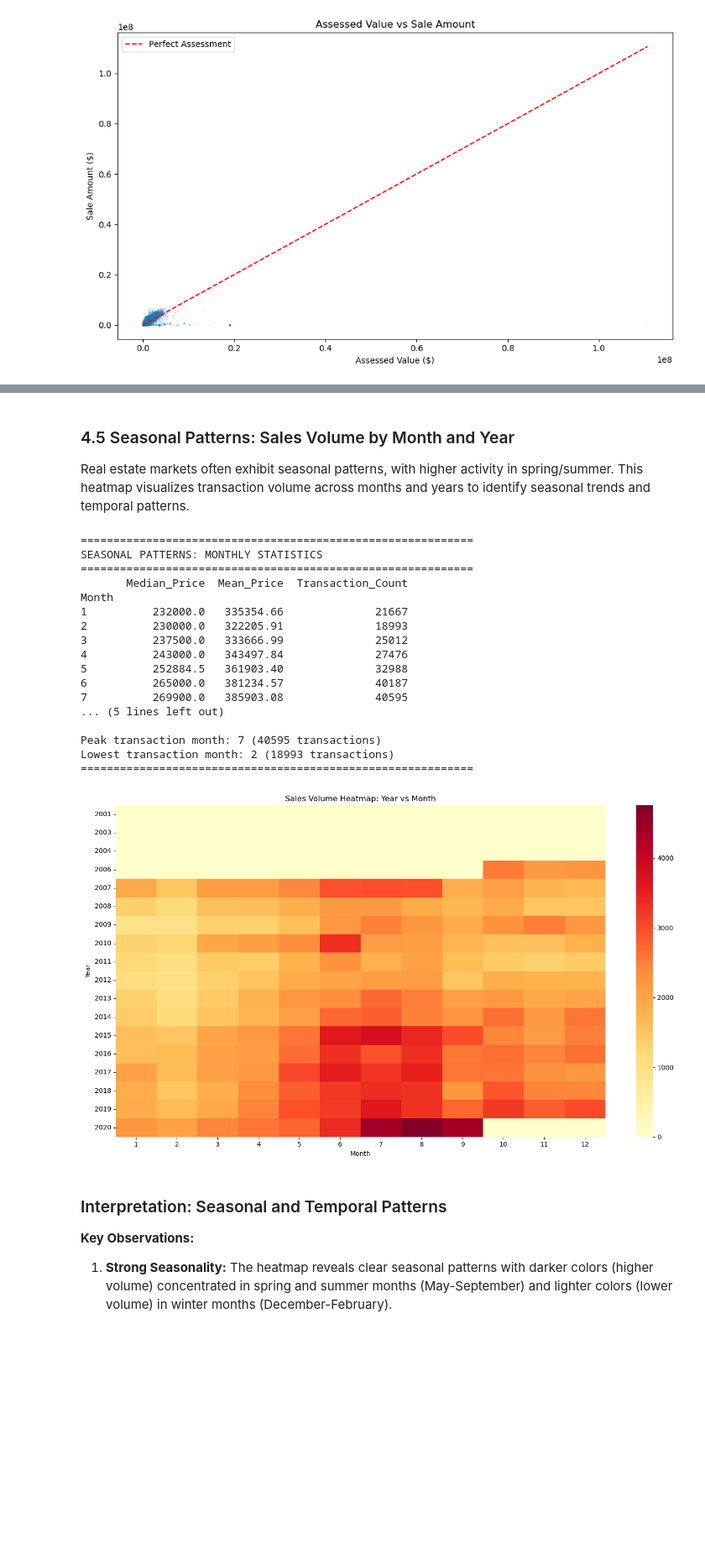
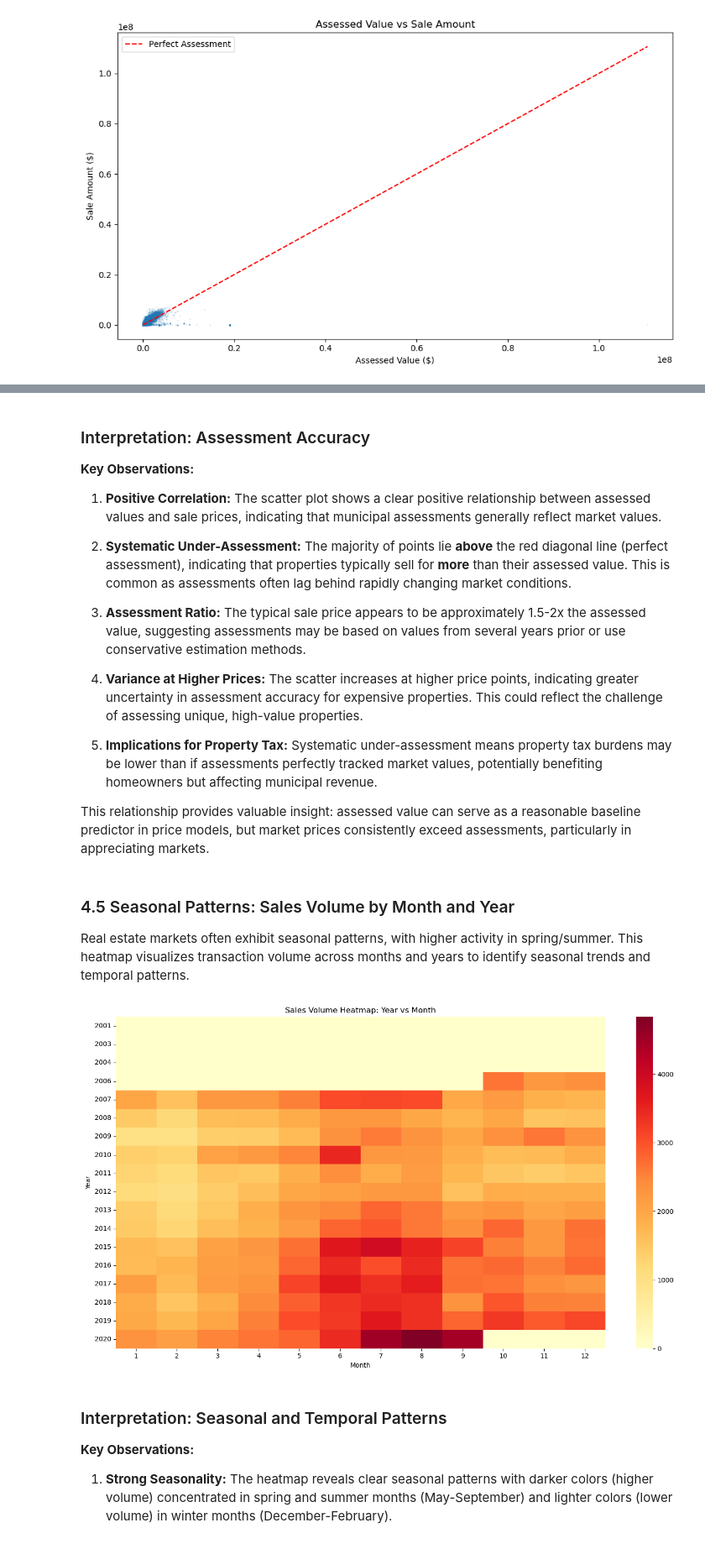
Before and after one commit to shotarooya/Udacity-Capstone1, a Jupyter notebook: data_workflow.ipynb, the cells around one changed output, grey strips where cells are left out. Shown at 84% size. Drawn from its saved outputs; the diff is of its cells as text; code cells hidden in the pictures; blank space fills up the shorter version.

Commit message:
Merge data-cleaning branch

```diff
--- a/data_workflow.ipynb
+++ b/data_workflow.ipynb
@@ -270,7 +551,7 @@ df_sf['iqr_upper_used'] = applicable_upper
 n_out = df_sf['town_year_iqr_outlier'].sum()
 print(f"Town-Year IQR outliers flagged: {n_out:,} ({n_out/len(df_sf):.2%})")
 
-df_sf_clean = df_sf[(~df_sf['town_year_iqr_outlier']) & (df_sf['Sale Amount'] >= 2000)].copy()
+df_sf_clean = remove_price_outliers_iqr(df_sf, min_price=2000, min_group_size=20)
 
 print("Records before:", len(df_sf))
 print("Records after town-year IQR filtering (df_sf_clean):", len(df_sf_clean))
@@ -319,6 +600,5 @@ df_sf_clean['Date Recorded'] = pd.to_datetime(
 )
 
 # Extract year, month, and quarter
-df_sf_clean['Year'] = df_sf_clean['Date Recorded'].dt.year
-df_sf_clean['Month'] = df_sf_clean['Date Recorded'].dt.month
-df_sf_clean['Quarter'] = df_sf_clean['Date Recorded'].dt.quarter
+# Use function to convert dates and extract temporal features
+df_sf_clean = convert_dates_and_extract_features(df_sf_clean)
@@ -331,13 +624,9 @@ Based on initial inspection, missing value treatment focuses on:
 - **Other variables:** Not critical for primary analysis - retain as-is
 
 **Rationale:** Dropping rows with missing dates has minimal impact (<0.001% of data) while ensuring all records can be properly analyzed in time series context.
-# %%
-# Remove missing values from key columns
-# (Sale Amount, Assessed Value, Date Recorded)
-df_sf_clean = df_sf_clean.dropna(subset=['Sale Amount', 'Date Recorded'])
 # %%
 # Remove rows with missing critical values
-df_sf_clean = df_sf_clean.dropna(subset=['Sale Amount', 'Date Recorded', 'Assessed Value'])
+df_sf_clean = handle_missing_values(df_sf_clean)
 
 print(f"Records after missing value treatment: {len(df_sf_clean):,}")
 print(f"Records removed: {len(df_sf) - len(df_sf_clean):,}")
@@ -1275,40 +849,36 @@ These analyses reveal that:
+# %% [markdown]
+### Interpretation: Assessment Accuracy
+
+**Key Observations:**
+
+1. **Positive Correlation:** The scatter plot shows a clear positive relationship between assessed values and sale prices, indicating that municipal assessments generally reflect market values.
+
+2. **Systematic Under-Assessment:** The majority of points lie **above** the red diagonal line (perfect assessment), indicating that properties typically sell for **more** than their assessed value. This is common as assessments often lag behind rapidly changing market conditions.
+
+3. **Assessment Ratio:** The typical sale price appears to be approximately 1.5-2x the assessed value, suggesting assessments may be based on values from several years prior or use conservative estimation methods.
+
+4. **Variance at Higher Prices:** The scatter increases at higher price points, indicating greater uncertainty in assessment accuracy for expensive properties. This could reflect the challenge of assessing unique, high-value properties.
+
+5. **Implications for Property Tax:** Systematic under-assessment means property tax burdens may be lower than if assessments perfectly tracked market values, potentially benefiting homeowners but affecting municipal revenue.
+
+This relationship provides valuable insight: assessed value can serve as a reasonable baseline predictor in price models, but market prices consistently exceed assessments, particularly in appreciating markets.
 # %% [markdown]
 ### 4.5 Seasonal Patterns: Sales Volume by Month and Year
 
 Real estate markets often exhibit seasonal patterns, with higher activity in spring/summer. This heatmap visualizes transaction volume across months and years to identify seasonal trends and temporal patterns.
 # %%
 # Sales activity patterns
-monthly_stats = analyze_seasonal_patterns(df_sf_clean)
-
-# Create heatmap for visualization
 sales_by_month_year = df_sf_clean.groupby(['Year', 'Month']).size().unstack(fill_value=0)
 
 plt.figure(figsize=(14, 8))
 sns.heatmap(sales_by_month_year, cmap='YlOrRd', annot=False)
 plt.title('Sales Volume Heatmap: Year vs Month')
 plt.xlabel('Month')
 plt.ylabel('Year')
 plt.tight_layout()
 plt.show()
 # %% [output]
-============================================================
-SEASONAL PATTERNS: MONTHLY STATISTICS
-============================================================
-       Median_Price  Mean_Price  Transaction_Count
-Month
-1          232000.0   335354.66              21667
-2          230000.0   322205.91              18993
-3          237500.0   333666.99              25012
-4          243000.0   343497.84              27476
-5          252884.5   361903.40              32988
-6          265000.0   381234.57              40187
-7          269900.0   385903.08              40595
-... (5 lines left out)
-
-Peak transaction month: 7 (40595 transactions)
-Lowest transaction month: 2 (18993 transactions)
-============================================================
-[figure, old version]
+[figure, new version]
 # %% [markdown]
 ### Interpretation: Seasonal and Temporal Patterns
 
```
Also changed, not shown: parts of 25 cells of this notebook.
